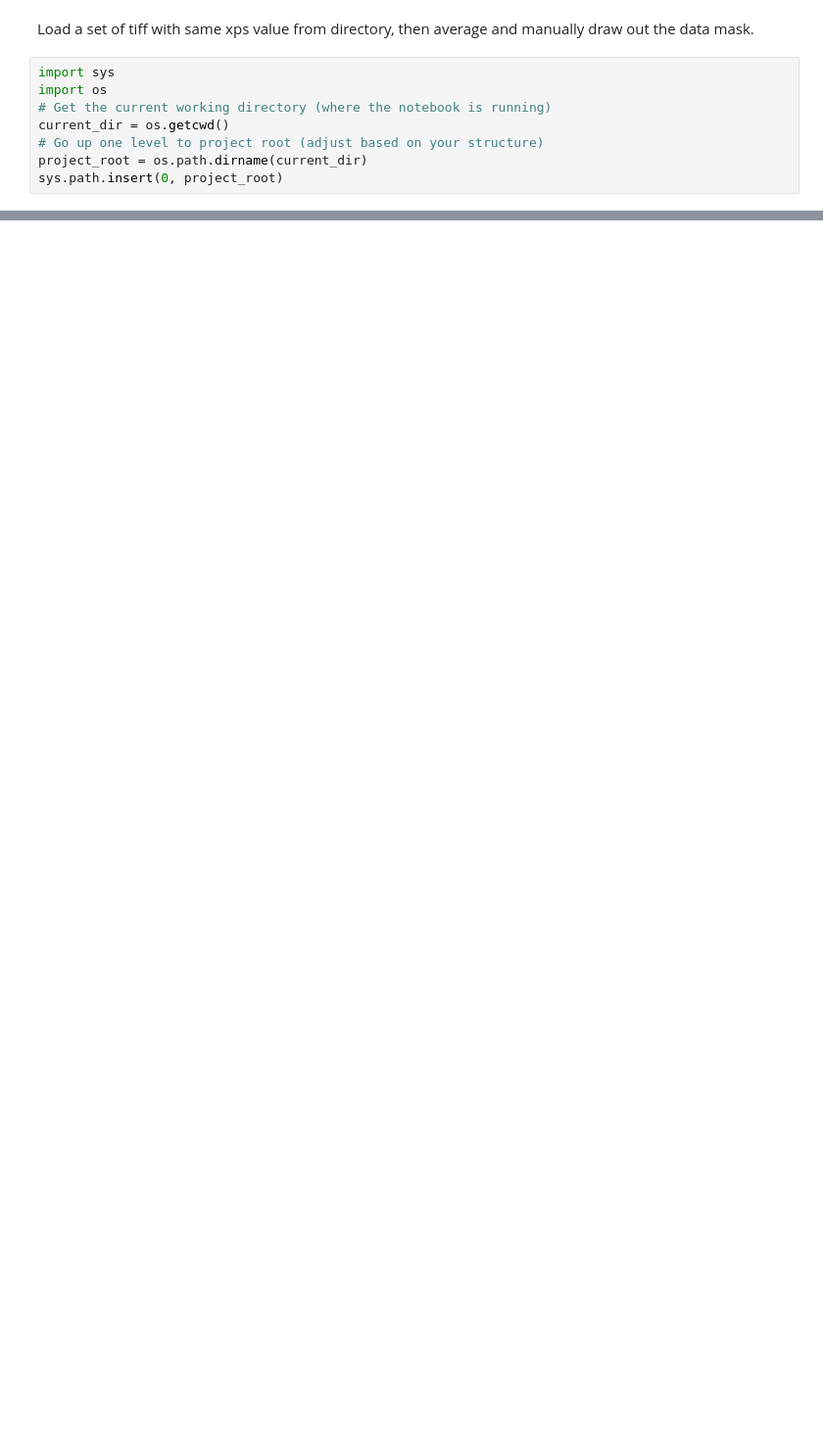
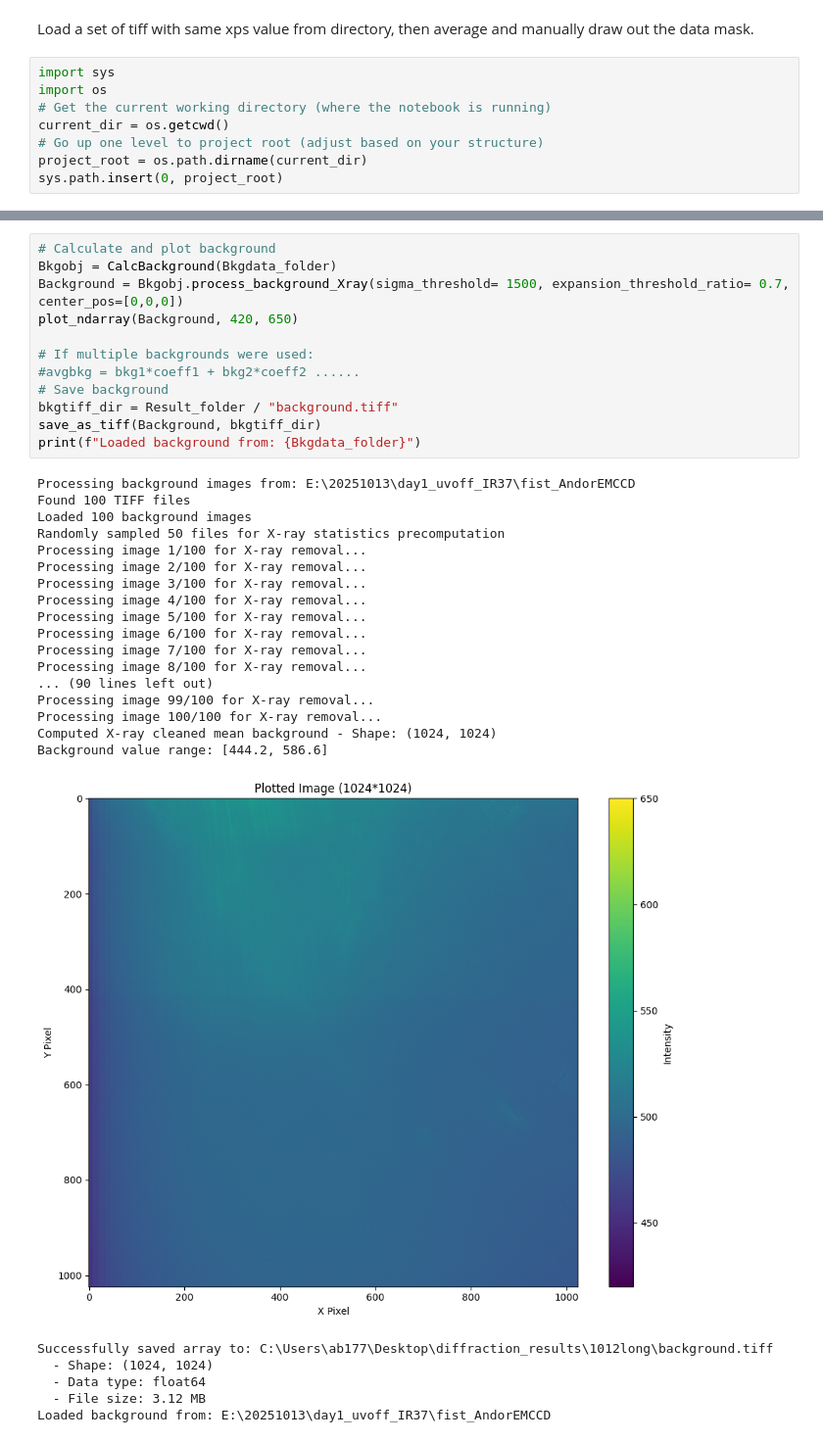
Before and after one commit to furran-ctrl/EMCCD_processor, a Jupyter notebook: examples/data_mask_preprocess.ipynb, the cells around one changed output, grey strips where cells are left out. Shown at 98% size. Cells and saved outputs as stored; diff of their text form; blank space fills up the shorter version.

```diff
--- a/examples/data_mask_preprocess.ipynb
+++ b/examples/data_mask_preprocess.ipynb
@@ -23,0 +24,36 @@ Loaded background from: C:\Users\ab177\Desktop\diffraction_results\1005day\backg
+# %%
+# Calculate and plot background
+Bkgobj = CalcBackground(Bkgdata_folder)
+Background = Bkgobj.process_background_Xray(sigma_threshold= 1500, expansion_threshold_ratio= 0.7, center_pos=[0,0,0])
+plot_ndarray(Background, 420, 650)
+
+# If multiple backgrounds were used:
+#avgbkg = bkg1*coeff1 + bkg2*coeff2 ......
+# Save background
+bkgtiff_dir = Result_folder / "background.tiff"
+save_as_tiff(Background, bkgtiff_dir)
+print(f"Loaded background from: {Bkgdata_folder}")
+# %% [output]
+Processing background images from: E:\20251013\day1_uvoff_IR37\fist_AndorEMCCD
+Found 100 TIFF files
+Loaded 100 background images
+Randomly sampled 50 files for X-ray statistics precomputation
+Processing image 1/100 for X-ray removal...
+Processing image 2/100 for X-ray removal...
+Processing image 3/100 for X-ray removal...
+Processing image 4/100 for X-ray removal...
+Processing image 5/100 for X-ray removal...
+Processing image 6/100 for X-ray removal...
+Processing image 7/100 for X-ray removal...
+Processing image 8/100 for X-ray removal...
+... (90 lines left out)
+Processing image 99/100 for X-ray removal...
+Processing image 100/100 for X-ray removal...
+Computed X-ray cleaned mean background - Shape: (1024, 1024)
+Background value range: [444.2, 586.6]
+[figure, added]
+Successfully saved array to: C:\Users\ab177\Desktop\diffraction_results\1012long\background.tiff
+  - Shape: (1024, 1024)
+  - Data type: float64
+  - File size: 3.12 MB
+Loaded background from: E:\20251013\day1_uvoff_IR37\fist_AndorEMCCD
```
Also changed, not shown: parts of 9 cells of this notebook, 21 other files.
